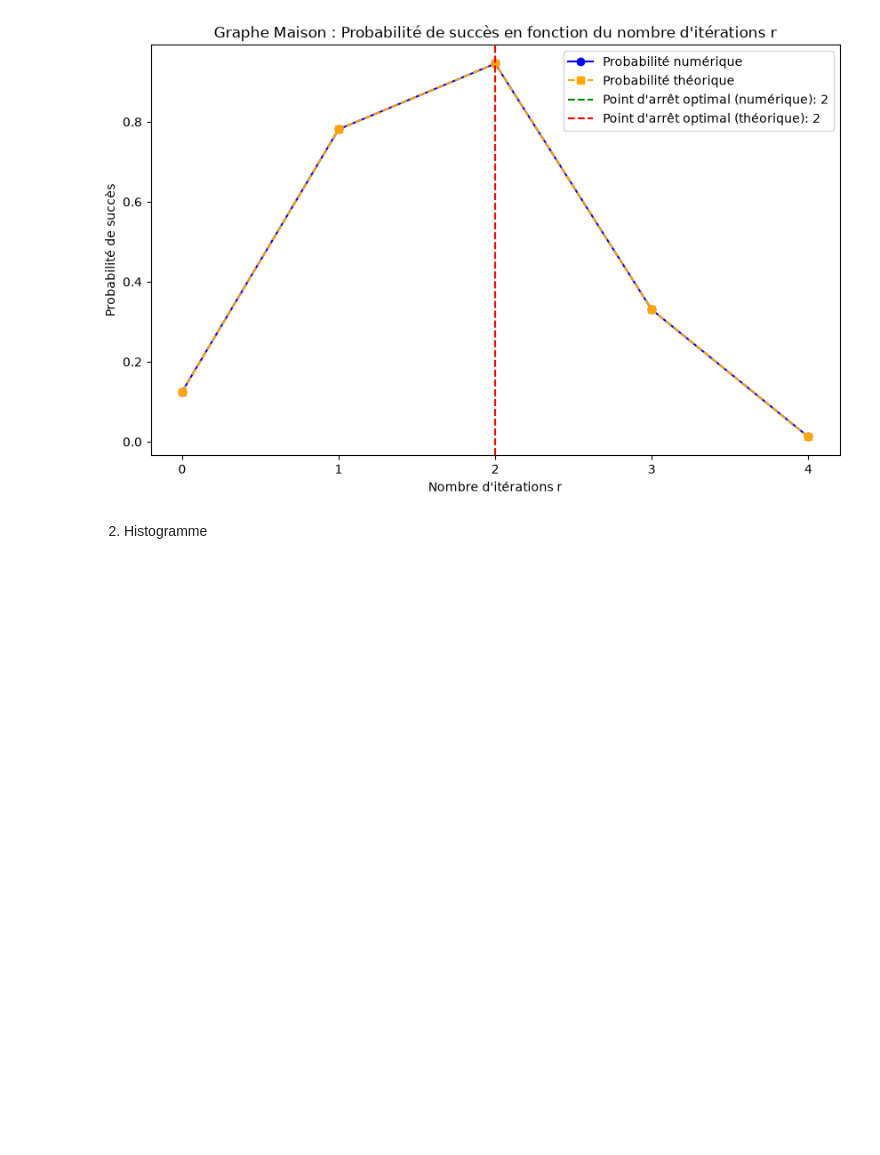
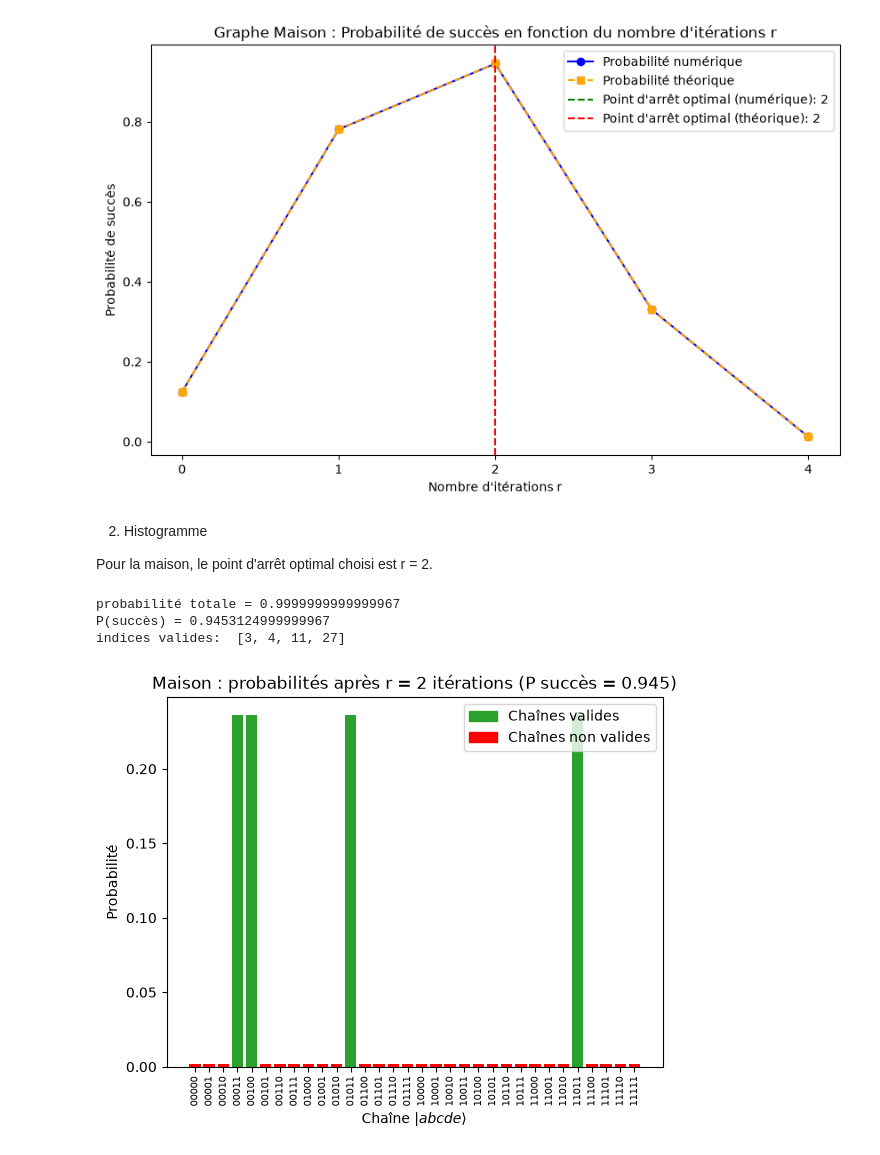
Before and after one commit to cornelia-3/PHS3104, a Jupyter notebook: devoir3.ipynb, the cells around one changed output. Cells and saved outputs as stored; diff of their text form; code cells hidden in the pictures; blank space fills up the shorter version.

```diff
--- a/devoir3.ipynb
+++ b/devoir3.ipynb
@@ -310,2 +330,13 @@ On voit que X est la matrice identité, l'oracle est donc bien unitaire.
 # %%
-#vérification du signe reçu par chaque état de base du triangle après application de l'oracle.
+n = len(TRIANGLE["couleurs"]) # nombre de sommets
+O_f = oracle(TRIANGLE)
+
+# en binaire, 111 correspond au nombre 7 et 000 au nombre 0.
+# on peut donc faire une boucle de 0 à 7, ce qui correspond à 2**(nombre sommets)
+
+for i in range(2**n):
+    bits = [int(c) for c in format(i, "03b")] # parcourt string pour avoir liste des 3 bits
+    ket = basis([2]*n, bits)
+    action_oracle = O_f * ket
+    signe = action_oracle.full().ravel()[i].real # on identifie le signe du i-eme element
+    print("signe de l'etat " + format(i, "03b") + " : " + str(signe))
@@ -498,4 +540,46 @@ Point d'arrêt optimal numérique : 2, théorique : 2
 [figure]
 # %% [markdown]
 2. Histogramme
+
+Pour la maison, le point d'arrêt optimal choisi est r = 2.
+# %%
+r = 2
+n = len(MAISON["couleurs"]) #nombre de sommets
+N = 2**n #nombre total d'états
+U_r = circuit(MAISON, r)
+
+psi = U_r * basis([2]*n, [0]*n) # |psi_r> = U_r |00000>
+probas = np.abs(psi.full().ravel())**2  # 32 probabilités, comme dans Annexe A
+
+print("probabilité totale =", probas.sum()) # a titre de verification (on veut = 1)
+print("P(succès) =", probas[indices_valides].sum())
+
+indices_valides = [int(c, 2) for c, _ in chaines_valides_maison]
+print("indices valides: ", indices_valides)
+
+# graphique histogramme
+couleurs_barres = ["tab:green" if x in indices_valides else "red" for x in range(N)]
+plt.bar(range(32), probas, color=couleurs_barres)
+# les barres vertes sont valides
+
+# légende manuelle (une seule couleur par appel de bar)
+from matplotlib.patches import Patch
+plt.legend(handles=[
+    Patch(color="tab:green", label="Chaînes valides"),
+    Patch(color="red", label="Chaînes non valides"),
+])
+
+plt.xticks(range(N), [format(x, "05b") for x in range(N)], rotation=90, fontsize=7)
+# on veut les états en termes de bits
+plt.xlabel("Chaîne $|abcde\\rangle$")
+plt.ylabel("Probabilité")
+plt.title(f"Maison : probabilités après r = {r} itérations "
+          f"(P succès = {probas[indices_valides].sum():.3f})")
+
+plt.show()
+# %% [output]
+probabilité totale = 0.9999999999999967
+P(succès) = 0.9453124999999967
+indices valides:  [3, 4, 11, 27]
+[figure, added]
 # %% [markdown]
```
Also changed, not shown: parts of 6 cells of this notebook.
